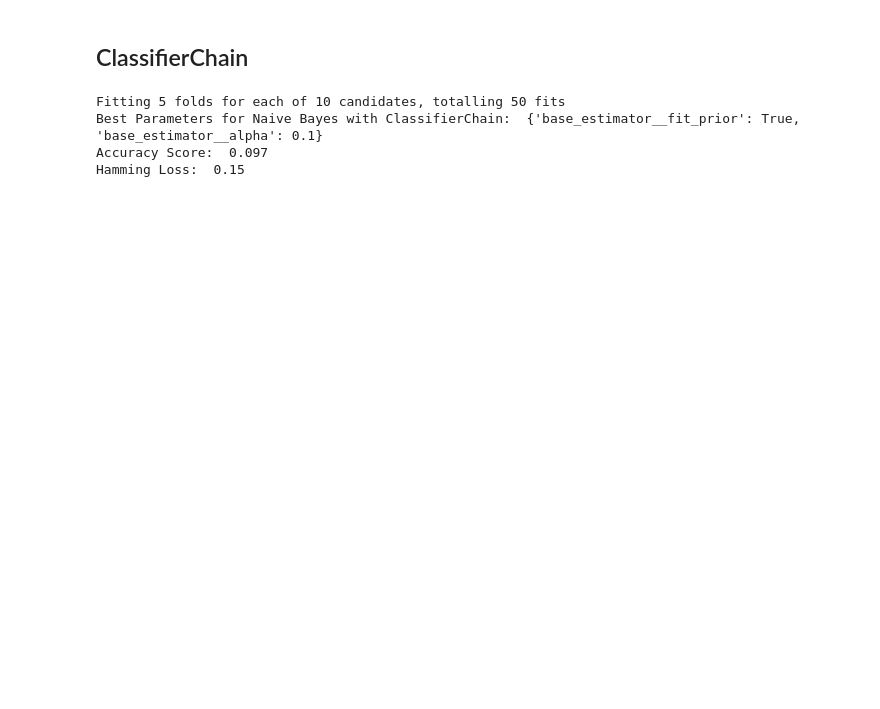
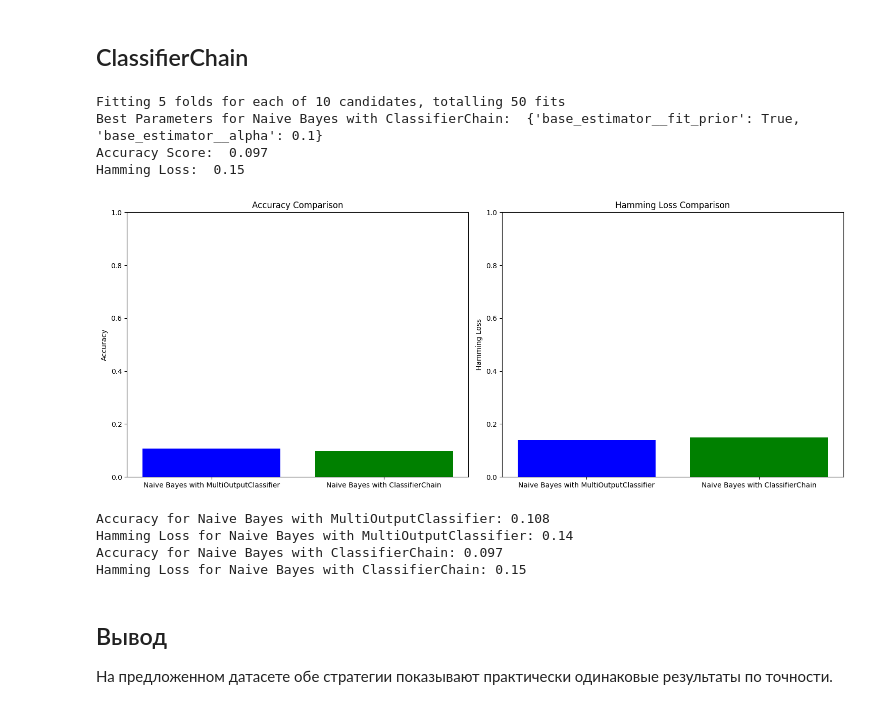
Before and after one commit to sabahoth01/Machine-learning-tasks, a Jupyter notebook: task4s.ipynb, the cells around one changed output. Cells and saved outputs as stored; diff of their text form; code cells hidden in the pictures; blank space fills up the shorter version.

```diff
--- a/task4s.ipynb
+++ b/task4s.ipynb
@@ -618,5 +622,5 @@ plt.show()
 # %%
-df = pd.read_csv('/content/data.csv')
+df = pd.read_csv('/content/PubMed Multi Label Text Classification Dataset.csv')
 df = df.drop(['Title', 'meshMajor', 'pmid', 'meshid', 'meshroot'], axis =1)
 df
 # %% [output]
@@ -743,3 +769,54 @@ Fitting 5 folds for each of 10 candidates, totalling 50 fits
 Best Parameters for Naive Bayes with ClassifierChain:  {'base_estimator__fit_prior': True, 'base_estimator__alpha': 0.1}
 Accuracy Score:  0.097
 Hamming Loss:  0.15
+# %%
+
+import matplotlib.pyplot as plt
+from sklearn.metrics import accuracy_score, hamming_loss
+import numpy as np
+
+accuracy_nb = accuracy_score(y_test, predictions_nb)
+hamming_nb = round(hamming_loss(y_test, predictions_nb), 2)
+
+accuracy_chain = accuracy_score(y_test, predictions_chain)
+hamming_chain = round(hamming_loss(y_test, predictions_chain), 2)
+
+models = ['Naive Bayes with MultiOutputClassifier', 'Naive Bayes with ClassifierChain']
+accuracies = [accuracy_nb, accuracy_chain]
+hamming_losses = [hamming_nb, hamming_chain]
+
+plt.figure(figsize=(15, 6))
+
+plt.subplot(1, 2, 1)
+plt.bar(models, accuracies, color=['blue', 'green'])
+plt.title('Accuracy Comparison')
+plt.ylabel('Accuracy')
+plt.ylim([0, 1])
+
+
+plt.subplot(1, 2, 2)
+plt.bar(models, hamming_losses, color=['blue', 'green'])
+plt.title('Hamming Loss Comparison')
+plt.ylabel('Hamming Loss')
+plt.ylim([0, 1])
+
+
+plt.tight_layout()
+plt.show()
+
+# Print out the accuracies and Hamming Loss
+print(f"Accuracy for Naive Bayes with MultiOutputClassifier: {accuracy_nb}")
+print(f"Hamming Loss for Naive Bayes with MultiOutputClassifier: {hamming_nb}")
+
+print(f"Accuracy for Naive Bayes with ClassifierChain: {accuracy_chain}")
+print(f"Hamming Loss for Naive Bayes with ClassifierChain: {hamming_chain}")
+# %% [output]
+[figure, added]
+Accuracy for Naive Bayes with MultiOutputClassifier: 0.108
+Hamming Loss for Naive Bayes with MultiOutputClassifier: 0.14
+Accuracy for Naive Bayes with ClassifierChain: 0.097
+Hamming Loss for Naive Bayes with ClassifierChain: 0.15
+# %% [markdown]
+## Вывод
+
+На предложенном датасете обе стратегии показывают практически одинаковые результаты  по точности.
```
Also changed, not shown: parts of 25 cells of this notebook.
